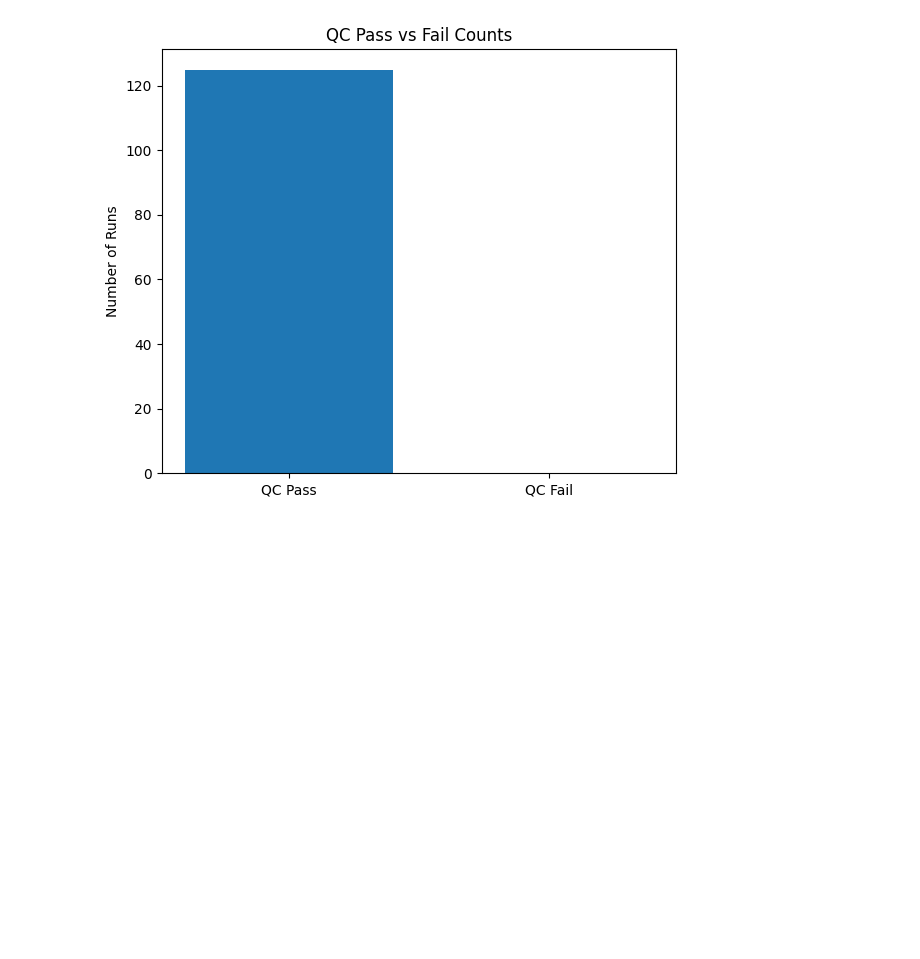
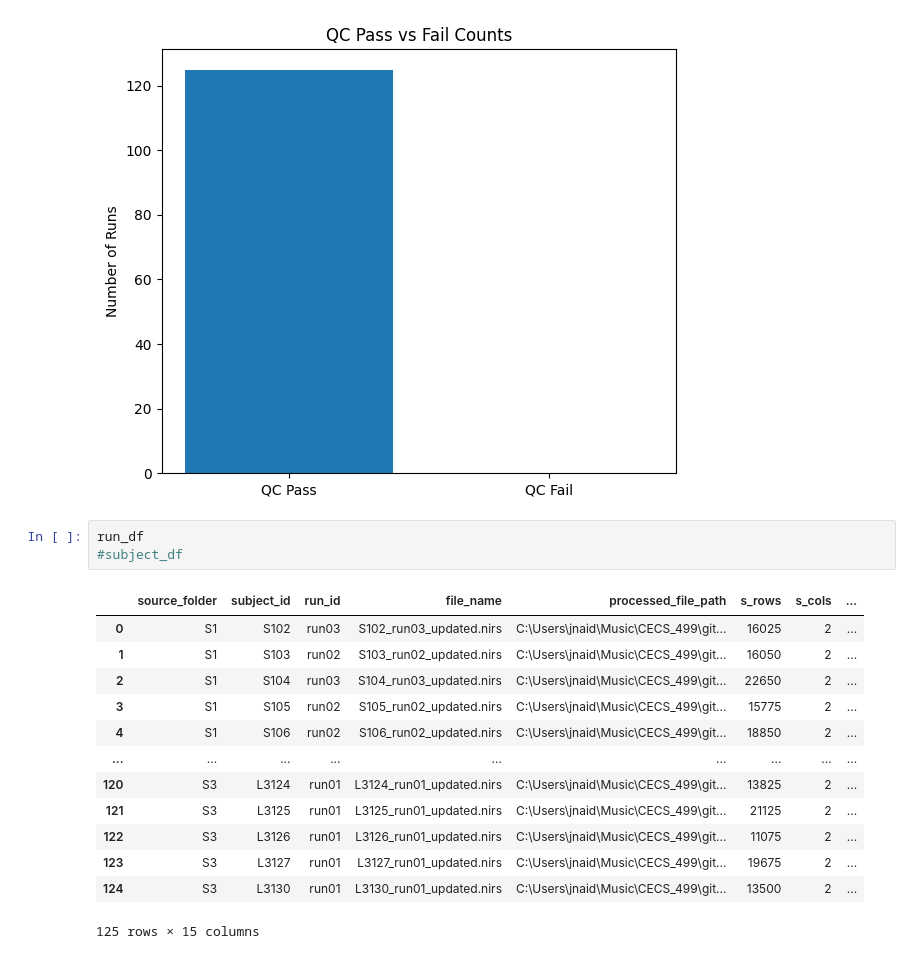
Before and after one commit to DavidRayle11/CECS399, a Jupyter notebook: src/test-files/testx1.ipynb, the cells around one changed output. Saved outputs shown, nothing was run; the diff lists cells and outputs as text; blank space fills up the shorter version.

```diff
--- a/src/test-files/testx1.ipynb
+++ b/src/test-files/testx1.ipynb
@@ -111,3 +120,20 @@ plt.tight_layout()
 plt.show()
 # %% [output]
 [figure]
+# %%
+run_df
+#subject_df
+# %% [output]
+|  | source_folder | subject_id | run_id | file_name | processed_file_path | s_rows | s_cols | ... |
+| 0 | S1 | S102 | run03 | S102_run03_updated.nirs | C:\Users\jnaid\Music\CECS_499\git... | 16025 | 2 | ... |
+| 1 | S1 | S103 | run02 | S103_run02_updated.nirs | C:\Users\jnaid\Music\CECS_499\git... | 16050 | 2 | ... |
+| 2 | S1 | S104 | run03 | S104_run03_updated.nirs | C:\Users\jnaid\Music\CECS_499\git... | 22650 | 2 | ... |
+| 3 | S1 | S105 | run02 | S105_run02_updated.nirs | C:\Users\jnaid\Music\CECS_499\git... | 15775 | 2 | ... |
+| 4 | S1 | S106 | run02 | S106_run02_updated.nirs | C:\Users\jnaid\Music\CECS_499\git... | 18850 | 2 | ... |
+| ... | ... | ... | ... | ... | ... | ... | ... | ... |
+| 120 | S3 | L3124 | run01 | L3124_run01_updated.nirs | C:\Users\jnaid\Music\CECS_499\git... | 13825 | 2 | ... |
+| 121 | S3 | L3125 | run01 | L3125_run01_updated.nirs | C:\Users\jnaid\Music\CECS_499\git... | 21125 | 2 | ... |
+| 122 | S3 | L3126 | run01 | L3126_run01_updated.nirs | C:\Users\jnaid\Music\CECS_499\git... | 11075 | 2 | ... |
+| 123 | S3 | L3127 | run01 | L3127_run01_updated.nirs | C:\Users\jnaid\Music\CECS_499\git... | 19675 | 2 | ... |
+| 124 | S3 | L3130 | run01 | L3130_run01_updated.nirs | C:\Users\jnaid\Music\CECS_499\git... | 13500 | 2 | ... |
+125 rows × 15 columns
```
Also changed, not shown: parts of 6 cells of this notebook.
